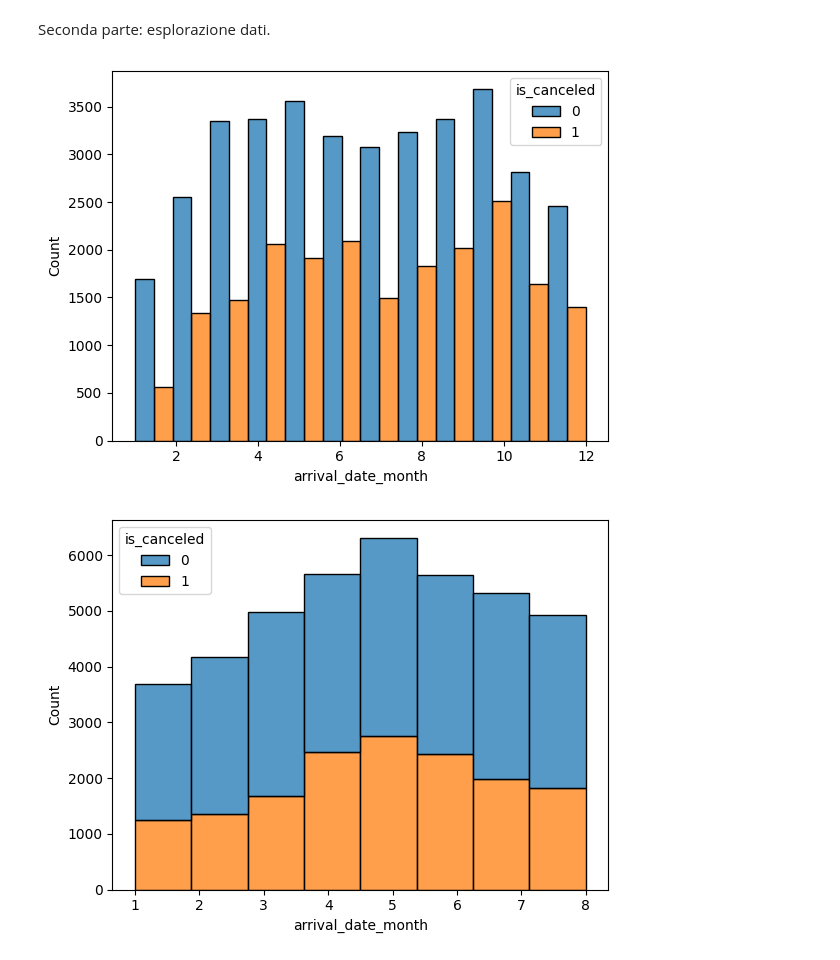
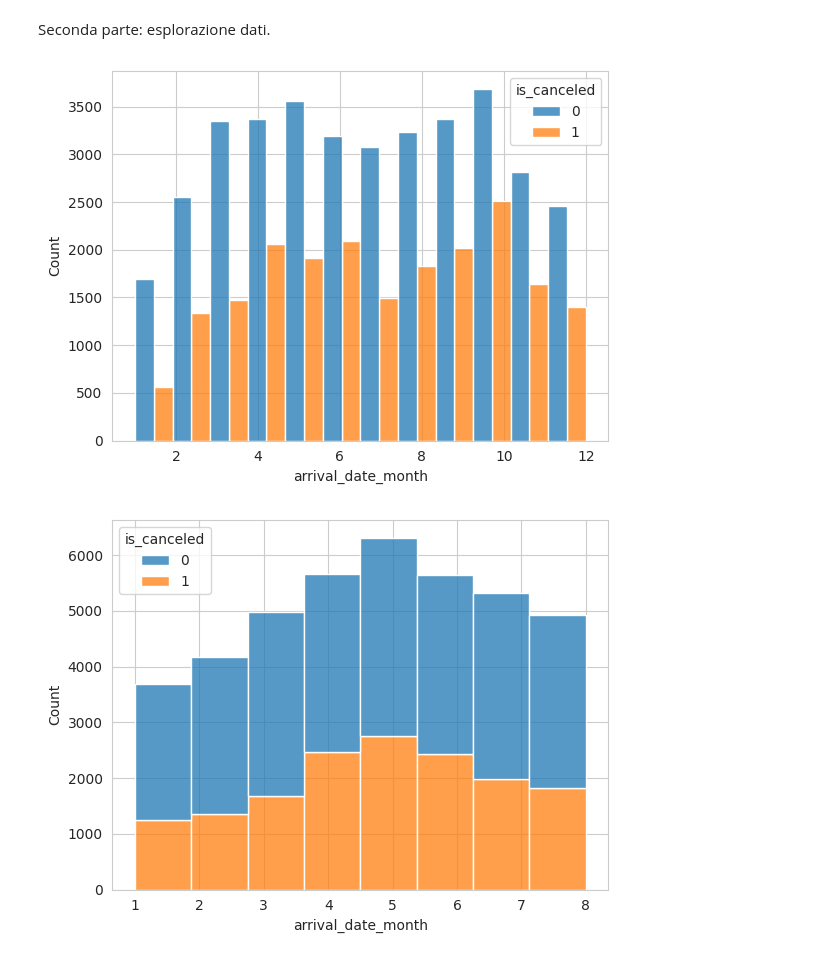
Before and after one commit to Nikocioni/progetto_programmazione_nik_ross_salvo, a Jupyter notebook: progetto_niko_ross_salvo_3.ipynb, the cells around one changed output. Drawn from its saved outputs; the diff is of its cells as text; code cells hidden in the pictures.

```diff
--- a/progetto_niko_ross_salvo_3.ipynb
+++ b/progetto_niko_ross_salvo_3.ipynb
@@ -618,12 +618,13 @@ Controllare la distribuzione di chi ha richiesto un parcheggio e chi no
 # %% [markdown]
 Seconda parte: esplorazione dati.
 # %%
+sns.set_style("whitegrid")
 sns.histplot(x="arrival_date_month", hue = "is_canceled", multiple = "dodge", data=train, bins = 12)
 plt.show()
 # %% [output]
-[figure, old version]
+[figure, new version]
 # %%
 sns.histplot(x="arrival_date_month", hue = "is_canceled", multiple = "stack", stat = "count", data=test, bins =8)
 plt.show()
 # %% [output]
-[figure, old version]
+[figure, new version]
```
Also changed, not shown: parts of 6 cells of this notebook.
